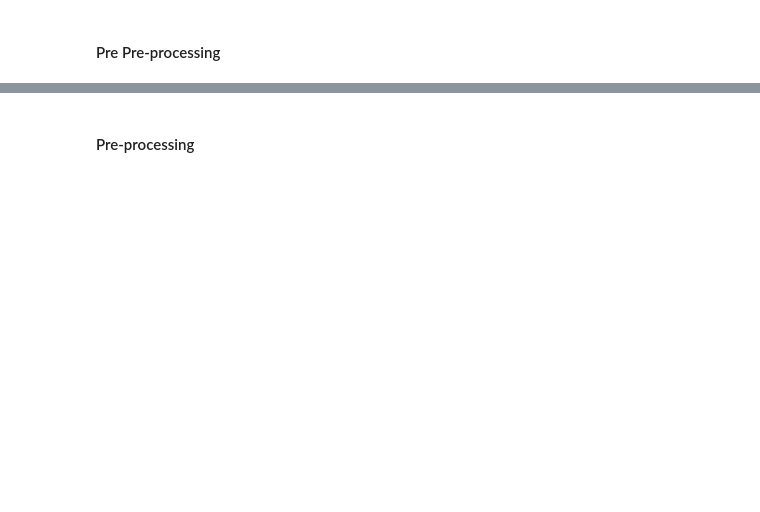
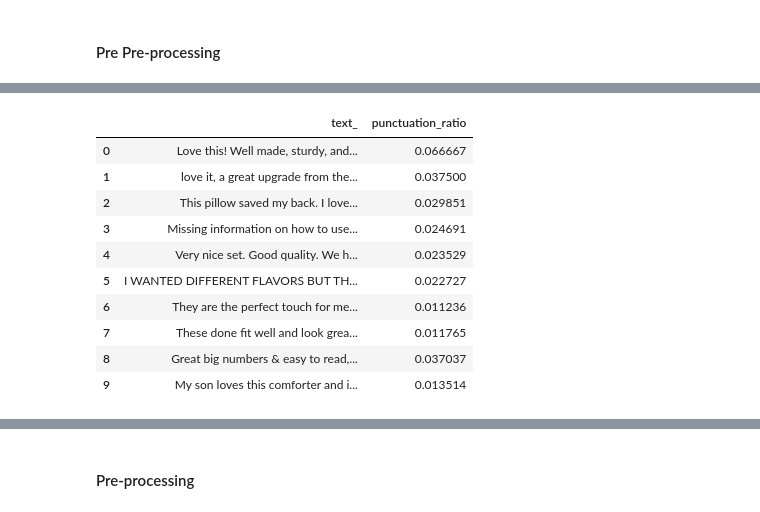
Before and after one commit to pratibhaa65/fake_review_detection, a Jupyter notebook: initial.ipynb, the cells around one changed output, grey strips where cells are left out. Saved outputs shown, nothing was run; the diff lists cells and outputs as text; code cells hidden in the pictures; blank space fills up the shorter version.

```diff
--- a/initial.ipynb
+++ b/initial.ipynb
@@ -61,10 +116,23 @@ df_r[['text_', 'capital_ratio']].head(10)
 # %%
-def punctuation_count(text):
-    if not isinstance(text, str):
-        return 0
+def punctuation_ratio(text_):
+    if not isinstance(text_, str) or len(text_) == 0:
+        return 0.0
 
-    return len(re.findall(r"[^\w\s]", text))
+    punct_count = len(re.findall(r"[^\w\s]", text_))
+    return punct_count / len(text_)
 # %%
-df_r['punctuation_count'] = df_r['text_'].apply(punctuation_count)
-df_r[['text_', 'punctuation_count']].head(10)
+df_r['punctuation_ratio'] = df_r['text_'].apply(punctuation_ratio)
+df_r[['text_', 'punctuation_ratio']].head(10)
+# %% [output]
+|  | text_ | punctuation_ratio |
+| 0 | Love this! Well made, sturdy, and... | 0.066667 |
+| 1 | love it, a great upgrade from the... | 0.037500 |
+| 2 | This pillow saved my back. I love... | 0.029851 |
+| 3 | Missing information on how to use... | 0.024691 |
+| 4 | Very nice set. Good quality. We h... | 0.023529 |
+| 5 | I WANTED DIFFERENT FLAVORS BUT TH... | 0.022727 |
+| 6 | They are the perfect touch for me... | 0.011236 |
+| 7 | These done fit well and look grea... | 0.011765 |
+| 8 | Great big numbers & easy to read,... | 0.037037 |
+| 9 | My son loves this comforter and i... | 0.013514 |
 # %%
```
Also changed, not shown: parts of 24 cells of this notebook.
